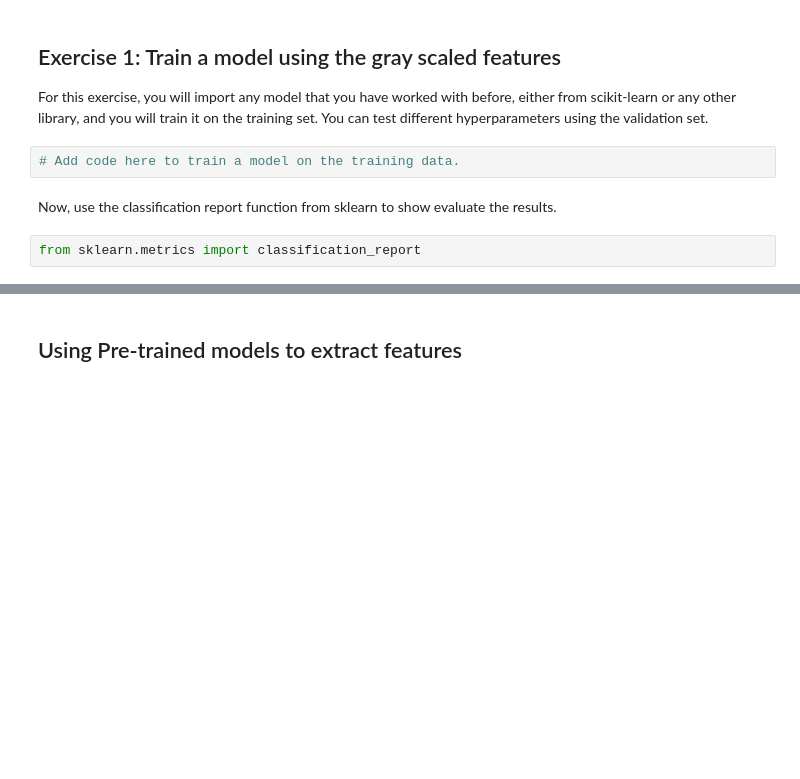
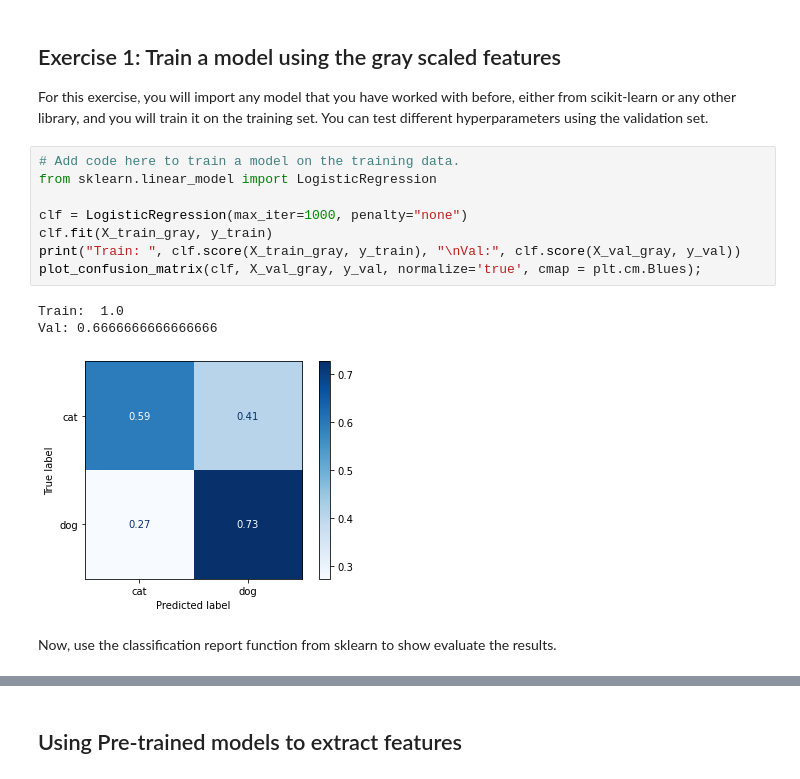
Before and after one commit to davidich/ucla_ml, a Jupyter notebook: Week 06 (hw4)/HW 4/Homework 4 - Images and Text.ipynb, the cells around one changed output, grey strips where cells are left out. Saved outputs shown, nothing was run; the diff lists cells and outputs as text; blank space fills up the shorter version.

```diff
--- a/Week 06 (hw4)/HW 4/Homework 4 - Images and Text.ipynb
+++ b/Week 06 (hw4)/HW 4/Homework 4 - Images and Text.ipynb
@@ -82,9 +82,17 @@ NameError: name 'X' is not defined
 ## Exercise 1: Train a model using the gray scaled features
 
 For this exercise, you will import any model that you have worked with before, either from scikit-learn or any other library, and you will train it on the training set. You can test different hyperparameters using the validation set.
-# %%
-# Add code here to train a model on the training data.
+# %%
+# Add code here to train a model on the training data.
+from sklearn.linear_model import LogisticRegression
+
+clf = LogisticRegression(max_iter=1000, penalty="none")
+clf.fit(X_train_gray, y_train)
+print("Train: ", clf.score(X_train_gray, y_train), "\nVal:", clf.score(X_val_gray, y_val))
+plot_confusion_matrix(clf, X_val_gray, y_val, normalize='true', cmap = plt.cm.Blues);
+# %% [output]
+Train:  1.0
+Val: 0.6666666666666666
+[figure, added]
 # %% [markdown]
 Now, use the classification report function from sklearn to show evaluate the results.
-# %%
-from sklearn.metrics import classification_report
```
Also changed, not shown: parts of 32 cells of this notebook, 2 other files.
